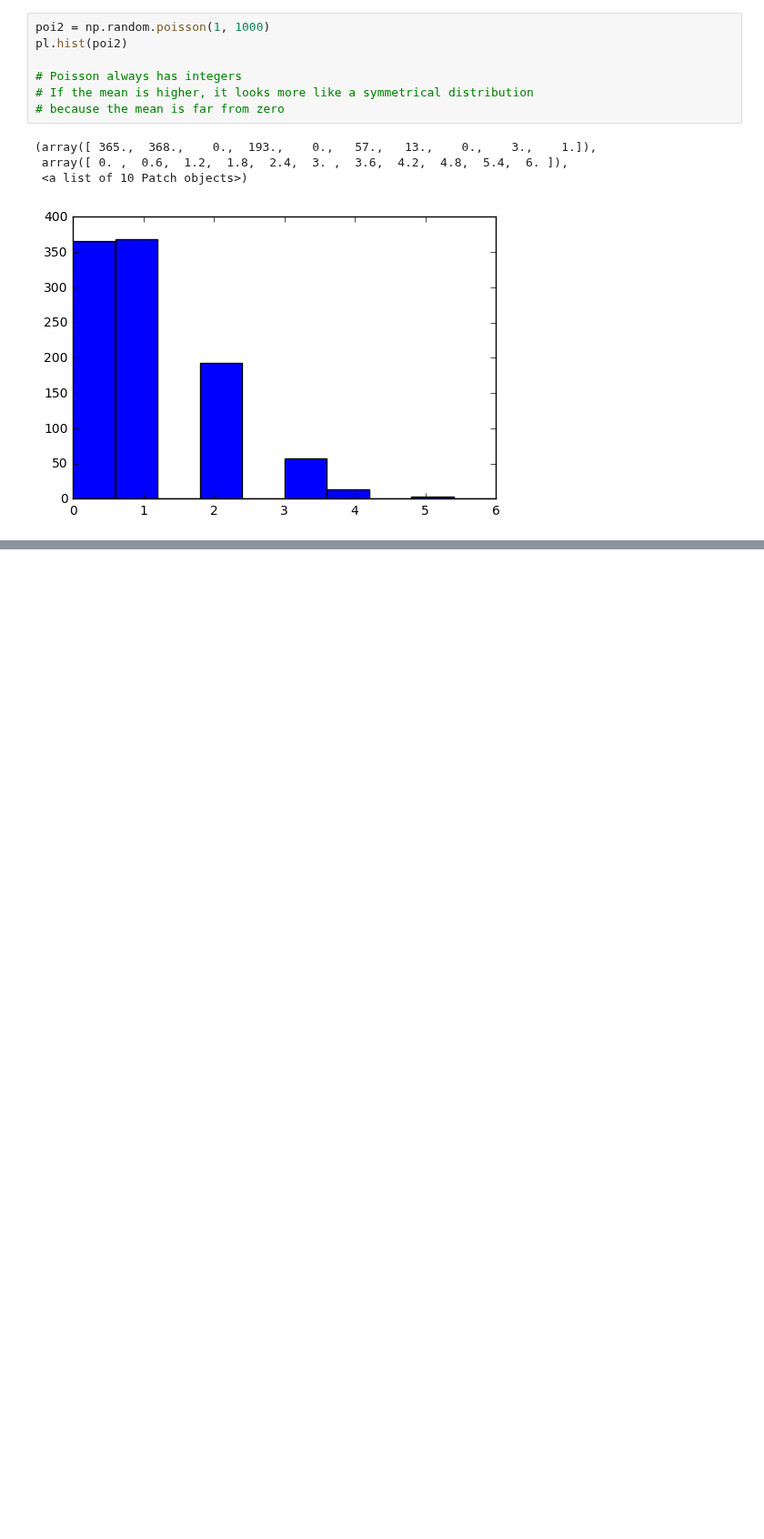
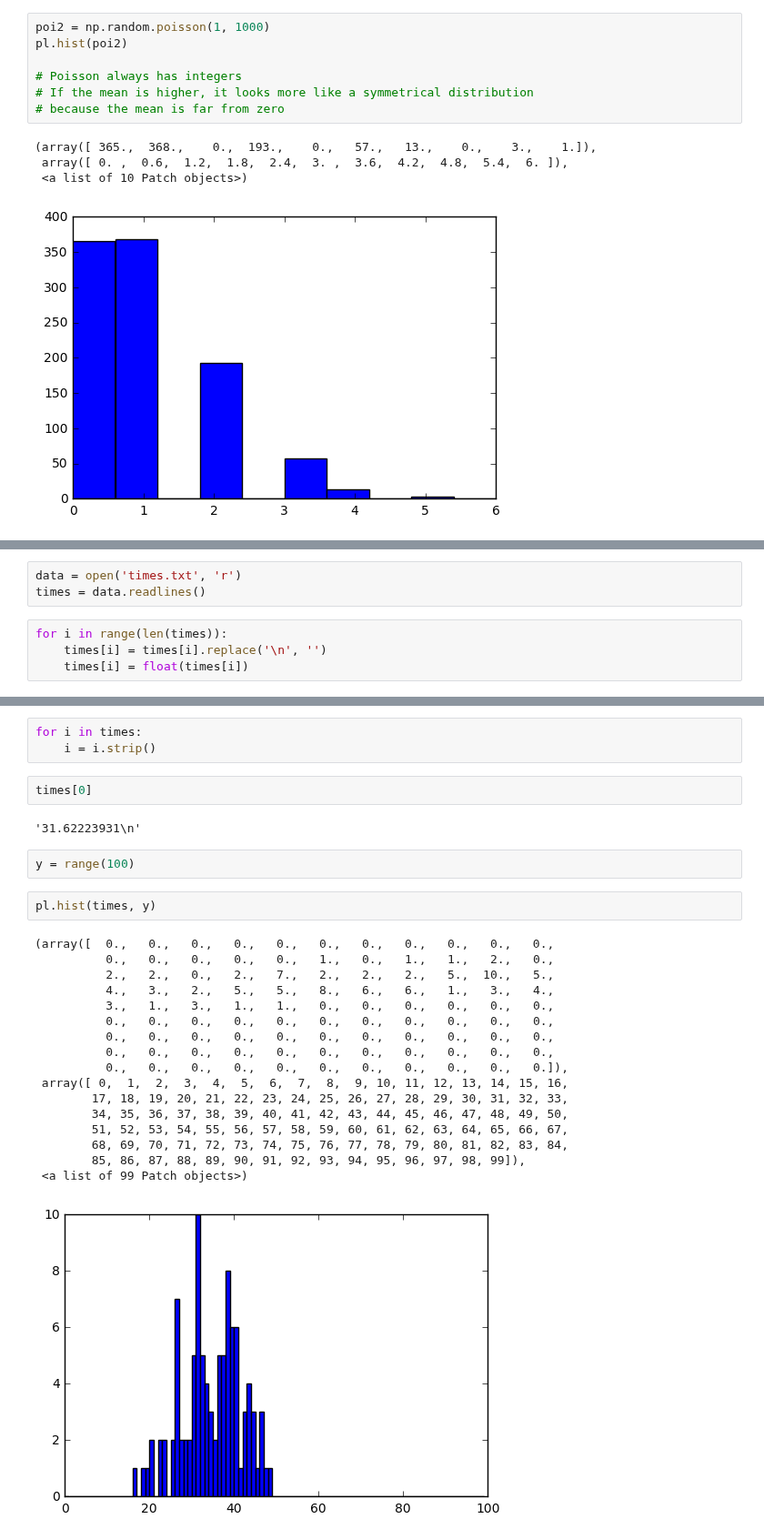
Before and after one commit to qiuyliu/PUI2017_uc288, a Jupyter notebook: Lab3_uc288/Lab3_Distributions.ipynb, the cells around one changed output, grey strips where cells are left out. Shown at 91% size. Drawn from its saved outputs; the diff is of its cells as text; blank space fills up the shorter version.

```diff
--- a/Lab3_uc288/Lab3_Distributions.ipynb
+++ b/Lab3_uc288/Lab3_Distributions.ipynb
@@ -48,0 +58,7 @@ pl.hist(poi2)
+# %%
+data = open('times.txt', 'r')
+times = data.readlines()
+# %%
+for i in range(len(times)):
+    times[i] = times[i].replace('\n', '')
+    times[i] = float(times[i])
@@ -48,0 +85,29 @@ pl.hist(poi2)
+# %%
+for i in times:
+    i = i.strip()
+# %%
+times[0]
+# %% [output]
+'31.62223931\n'
+# %%
+y = range(100)
+# %%
+pl.hist(times, y)
+# %% [output]
+(array([  0.,   0.,   0.,   0.,   0.,   0.,   0.,   0.,   0.,   0.,   0.,
+          0.,   0.,   0.,   0.,   0.,   1.,   0.,   1.,   1.,   2.,   0.,
+          2.,   2.,   0.,   2.,   7.,   2.,   2.,   2.,   5.,  10.,   5.,
+          4.,   3.,   2.,   5.,   5.,   8.,   6.,   6.,   1.,   3.,   4.,
+          3.,   1.,   3.,   1.,   1.,   0.,   0.,   0.,   0.,   0.,   0.,
+          0.,   0.,   0.,   0.,   0.,   0.,   0.,   0.,   0.,   0.,   0.,
+          0.,   0.,   0.,   0.,   0.,   0.,   0.,   0.,   0.,   0.,   0.,
+          0.,   0.,   0.,   0.,   0.,   0.,   0.,   0.,   0.,   0.,   0.,
+          0.,   0.,   0.,   0.,   0.,   0.,   0.,   0.,   0.,   0.,   0.]),
+ array([ 0,  1,  2,  3,  4,  5,  6,  7,  8,  9, 10, 11, 12, 13, 14, 15, 16,
+        17, 18, 19, 20, 21, 22, 23, 24, 25, 26, 27, 28, 29, 30, 31, 32, 33,
+        34, 35, 36, 37, 38, 39, 40, 41, 42, 43, 44, 45, 46, 47, 48, 49, 50,
+        51, 52, 53, 54, 55, 56, 57, 58, 59, 60, 61, 62, 63, 64, 65, 66, 67,
+        68, 69, 70, 71, 72, 73, 74, 75, 76, 77, 78, 79, 80, 81, 82, 83, 84,
+        85, 86, 87, 88, 89, 90, 91, 92, 93, 94, 95, 96, 97, 98, 99]),
+ <a list of 99 Patch objects>)
+[figure, added]
```
Also changed, not shown: parts of 13 cells of this notebook.
